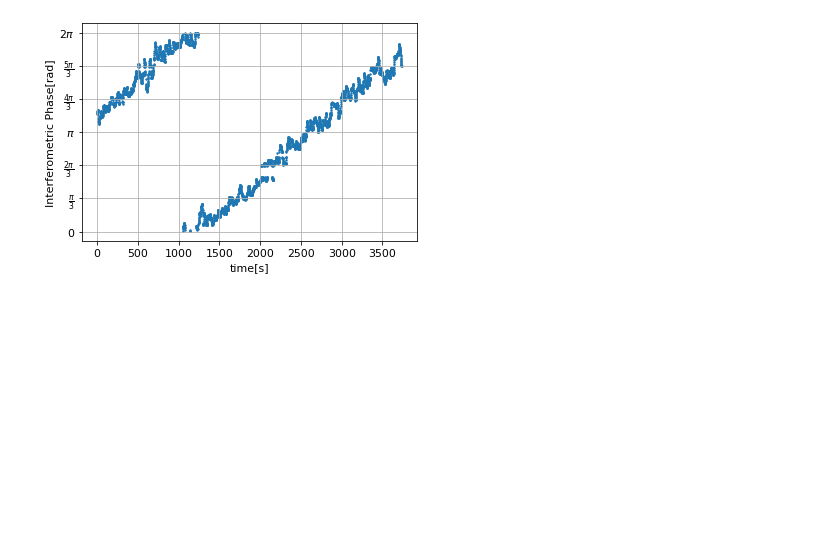
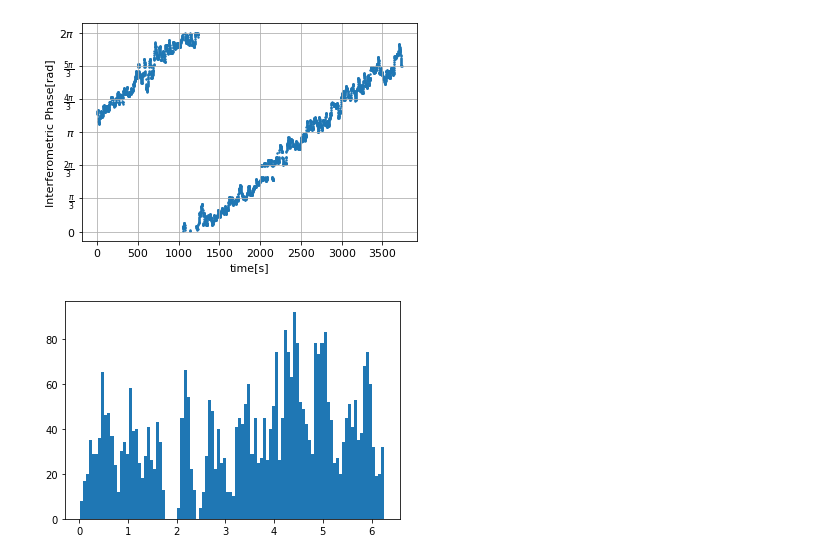
Before and after one commit to bilaljo/MiniPTI, a Jupyter notebook: notebooks/passepartout.ipynb, the cells around one changed output. Drawn from its saved outputs; the diff is of its cells as text; code cells hidden in the pictures; blank space fills up the shorter version.

```diff
--- a/notebooks/passepartout.ipynb
+++ b/notebooks/passepartout.ipynb
@@ -53,3 +53,8 @@ plt.ylabel("Interferometric Phase[rad]", fontsize=11)
 plt.savefig("pti.pdf", dpi=400, bbox_inches="tight")
 # %% [output]
 [figure]
+# %%
+plt.hist(phases, bins=100)
+plt.show()
+# %% [output]
+[figure, added]
```
Also changed, not shown: 1 other file.
